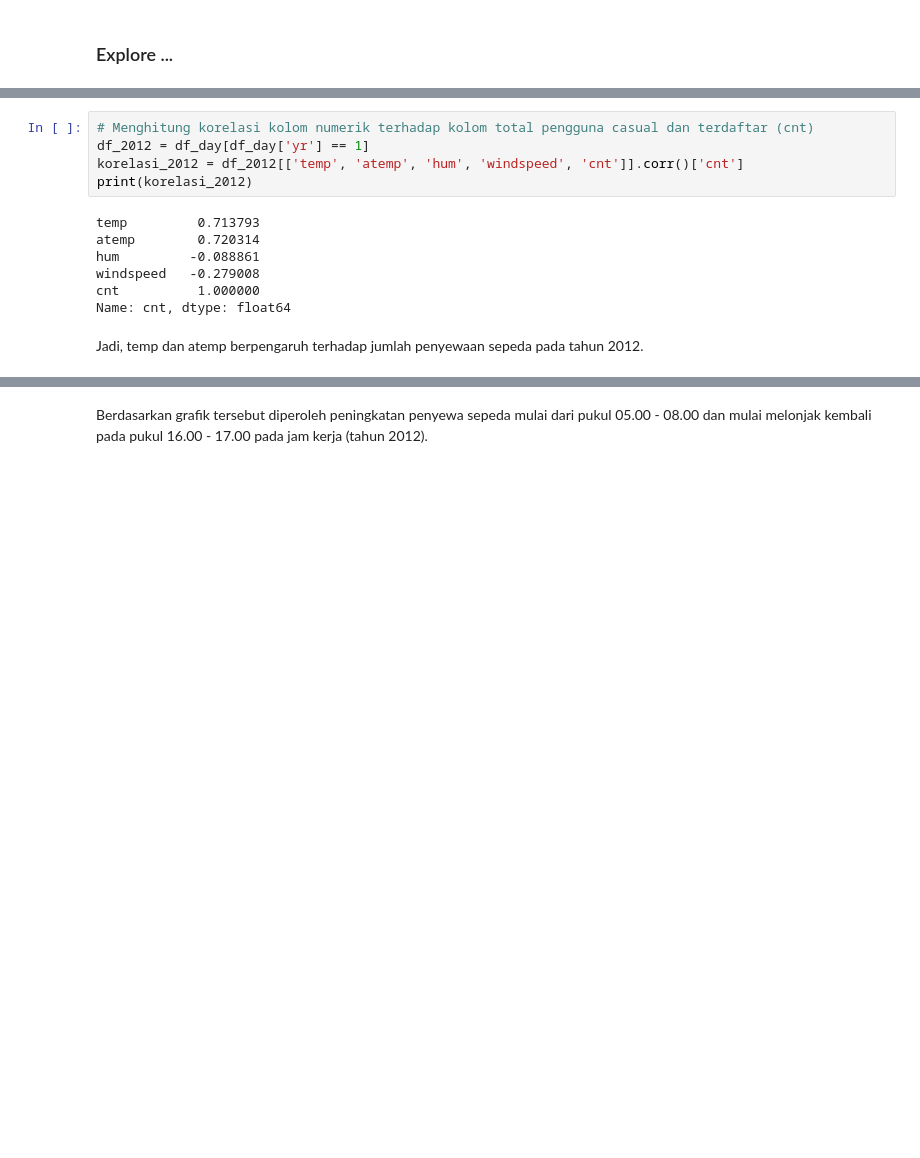
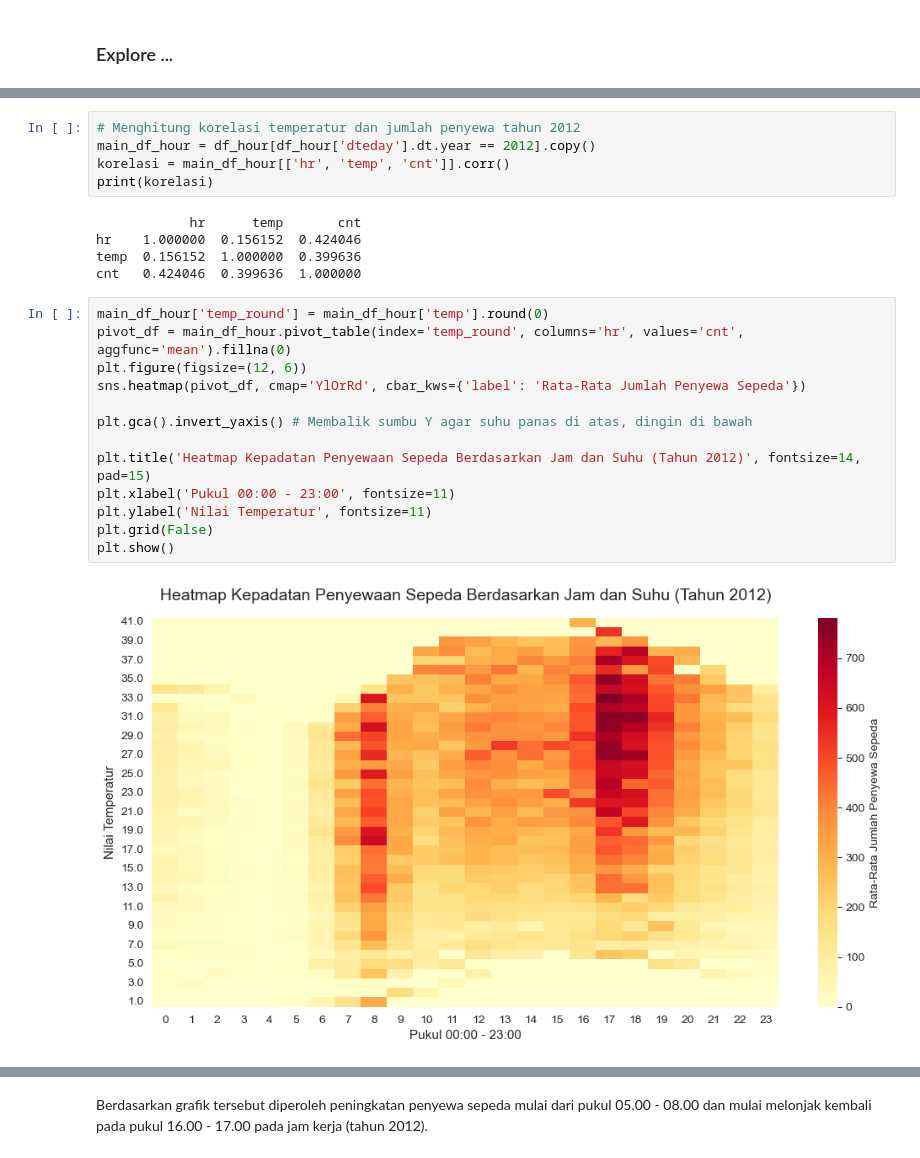
Before and after one commit to suyenimeisyalena/submission, a Jupyter notebook: Suyeni Meisyalena_Proyek Analisis Data.ipynb, the cells around one changed output, grey strips where cells are left out. Drawn from its saved outputs; the diff is of its cells as text; blank space fills up the shorter version.

```diff
--- a/Suyeni Meisyalena_Proyek Analisis Data.ipynb
+++ b/Suyeni Meisyalena_Proyek Analisis Data.ipynb
@@ -499,20 +497,31 @@ df_hour.describe()
 | 75% | 13040.000000 | 2012-07-02 00:00:00 | 3.000000 | 1.000000 | 10.000000 | 18.000000 | 0.000000 | 5.000000 | 1.000000 | 2.000000 | ... |
 | max | 17379.000000 | 2012-12-31 00:00:00 | 4.000000 | 1.000000 | 12.000000 | 23.000000 | 1.000000 | 6.000000 | 1.000000 | 4.000000 | ... |
 | std | 5013.782462 | NaN | 1.106327 | 0.500004 | 3.438645 | 6.914537 | 0.167268 | 2.006728 | 0.465588 | 0.637492 | ... |
-# %%
-# Menghitung korelasi kolom numerik terhadap kolom total pengguna casual dan terdaftar (cnt)
-df_2012 = df_day[df_day['yr'] == 1]
-korelasi_2012 = df_2012[['temp', 'atemp', 'hum', 'windspeed', 'cnt']].corr()['cnt']
-print(korelasi_2012)
-# %% [output]
-temp         0.713793
-atemp        0.720314
-hum         -0.088861
-windspeed   -0.279008
-cnt          1.000000
-Name: cnt, dtype: float64
-# %% [markdown]
-Jadi, temp dan atemp berpengaruh terhadap jumlah penyewaan sepeda pada tahun 2012.
+# %%
+# Menghitung korelasi temperatur dan jumlah penyewa tahun 2012
+main_df_hour = df_hour[df_hour['dteday'].dt.year == 2012].copy()
+korelasi = main_df_hour[['hr', 'temp', 'cnt']].corr()
+print(korelasi)
+# %% [output]
+            hr      temp       cnt
+hr    1.000000  0.156152  0.424046
+temp  0.156152  1.000000  0.399636
+cnt   0.424046  0.399636  1.000000
+# %%
+main_df_hour['temp_round'] = main_df_hour['temp'].round(0)
+pivot_df = main_df_hour.pivot_table(index='temp_round', columns='hr', values='cnt', aggfunc='mean').fillna(0)
+plt.figure(figsize=(12, 6))
+sns.heatmap(pivot_df, cmap='YlOrRd', cbar_kws={'label': 'Rata-Rata Jumlah Penyewa Sepeda'})
+
+plt.gca().invert_yaxis() # Membalik sumbu Y agar suhu panas di atas, dingin di bawah
+
+plt.title('Heatmap Kepadatan Penyewaan Sepeda Berdasarkan Jam dan Suhu (Tahun 2012)', fontsize=14, pad=15)
+plt.xlabel('Pukul 00:00 - 23:00', fontsize=11)
+plt.ylabel('Nilai Temperatur', fontsize=11)
+plt.grid(False)
+plt.show()
+# %% [output]
+[figure, added]
 # %%
 plt.figure(figsize=(10, 5))
 main_df_hour = df_hour[df_hour['dteday'].dt.year == 2012].copy()
```
Also changed, not shown: parts of 5 cells of this notebook, 2 other files.
